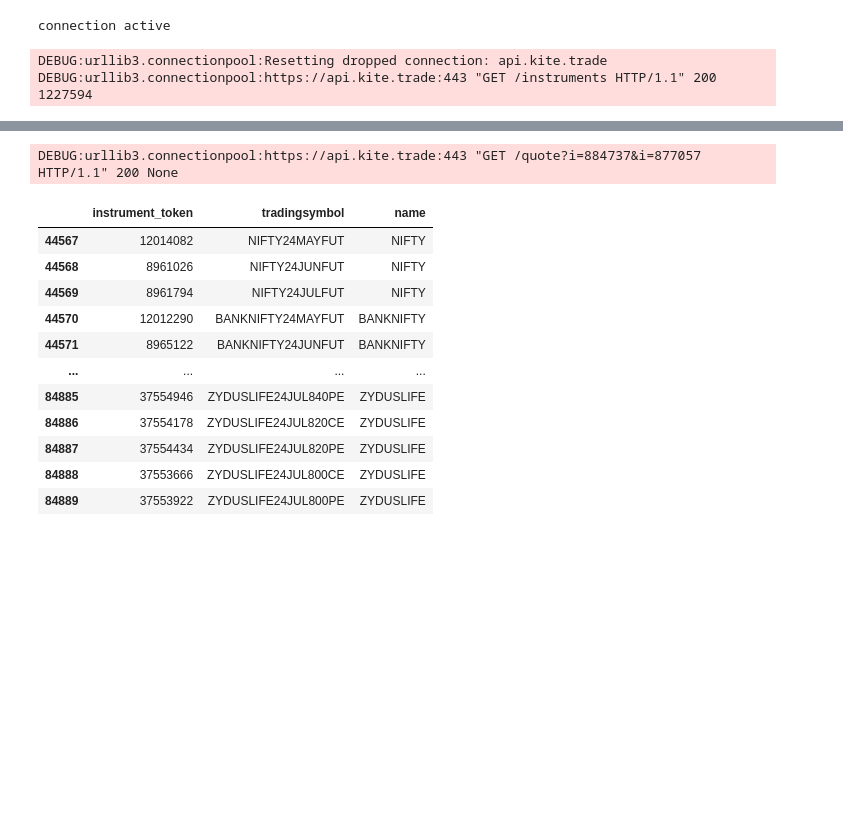
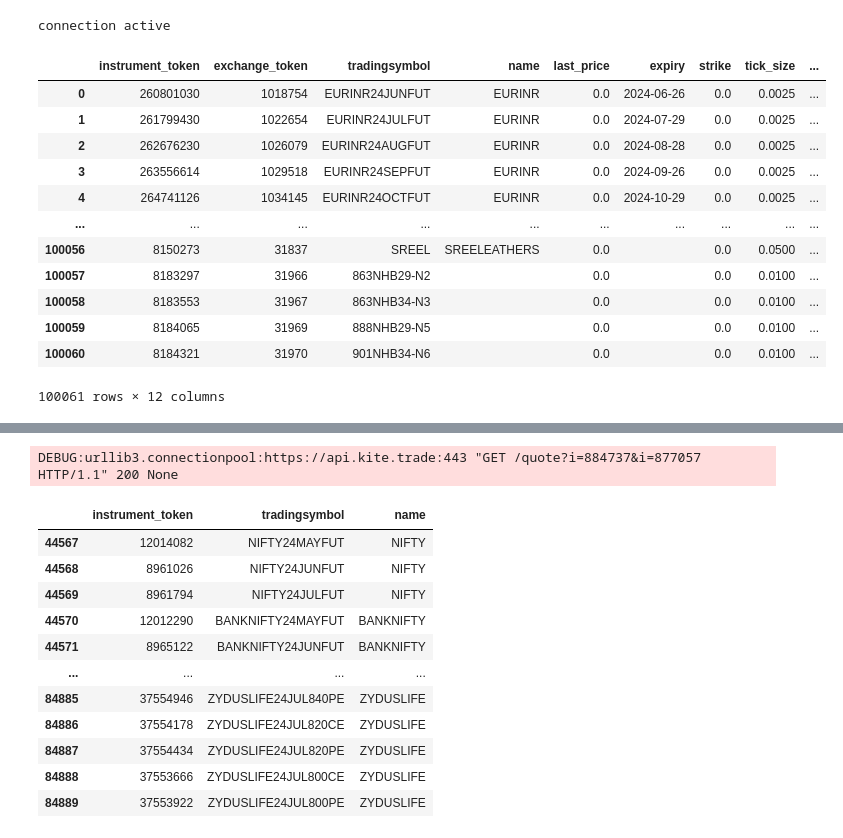
Before and after one commit to santoshbag/mrigAnalytics, a Jupyter notebook: kite.ipynb, the cells around one changed output, grey strips where cells are left out. Cells and saved outputs as stored; diff of their text form; code cells hidden in the pictures; blank space fills up the shorter version.

Commit message:
KITE Connect API integration Revised Trading GUI , Mrigadmin GUI Kite OC Lots of Changes related to Options Strategies, Portfolio and Analytics

```diff
--- a/kite.ipynb
+++ b/kite.ipynb
@@ -22,7 +22,19 @@ connection active
 # %%
 # kite.invalidate_access_token()
 ins = session.instruments()
 ins= pd.DataFrame(ins)
+ins
 # %% [output]
+|  | instrument_token | exchange_token | tradingsymbol | name | last_price | expiry | strike | tick_size | ... |
+| 0 | 260801030 | 1018754 | EURINR24JUNFUT | EURINR | 0.0 | 2024-06-26 | 0.0 | 0.0025 | ... |
+| 1 | 261799430 | 1022654 | EURINR24JULFUT | EURINR | 0.0 | 2024-07-29 | 0.0 | 0.0025 | ... |
+| 2 | 262676230 | 1026079 | EURINR24AUGFUT | EURINR | 0.0 | 2024-08-28 | 0.0 | 0.0025 | ... |
+| 3 | 263556614 | 1029518 | EURINR24SEPFUT | EURINR | 0.0 | 2024-09-26 | 0.0 | 0.0025 | ... |
+| 4 | 264741126 | 1034145 | EURINR24OCTFUT | EURINR | 0.0 | 2024-10-29 | 0.0 | 0.0025 | ... |
+| ... | ... | ... | ... | ... | ... | ... | ... | ... | ... |
+| 100056 | 8150273 | 31837 | SREEL | SREELEATHERS | 0.0 |  | 0.0 | 0.0500 | ... |
+| 100057 | 8183297 | 31966 | 863NHB29-N2 |  | 0.0 |  | 0.0 | 0.0100 | ... |
+| 100058 | 8183553 | 31967 | 863NHB34-N3 |  | 0.0 |  | 0.0 | 0.0100 | ... |
+| 100059 | 8184065 | 31969 | 888NHB29-N5 |  | 0.0 |  | 0.0 | 0.0100 | ... |
+| 100060 | 8184321 | 31970 | 901NHB34-N6 |  | 0.0 |  | 0.0 | 0.0100 | ... |
-DEBUG:urllib3.connectionpool:Resetting dropped connection: api.kite.trade
-DEBUG:urllib3.connectionpool:https://api.kite.trade:443 "GET /instruments HTTP/1.1" 200 1227594
+100061 rows × 12 columns
```
Also changed, not shown: parts of 1 cell of this notebook, 26 other files.
